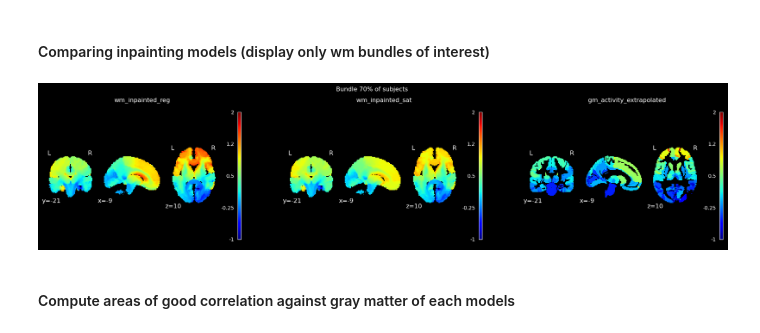
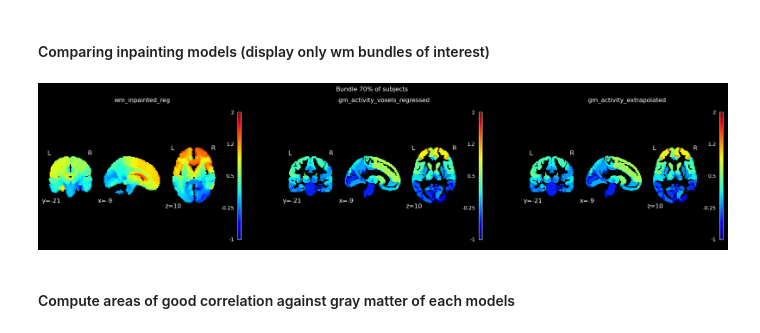
Before and after one commit to miki998/structural_wminpainting, a Jupyter notebook: notebooks/fiber_activity.ipynb, the cells around one changed output. Saved outputs shown, nothing was run; the diff lists cells and outputs as text; code cells hidden in the pictures.

```diff
--- a/notebooks/fiber_activity.ipynb
+++ b/notebooks/fiber_activity.ipynb
@@ -362,18 +359,21 @@ wm_inpainted_lsat, wm_inpainted_lsatM = inpaint_utils.interpolate_activity(fmri_
 # %% [markdown]
 #### Comparing inpainting models (display only wm bundles of interest)
 # %%
+regressed_maps = zscore((bundle_opt @ X)[0])/3
 frame0 = zscore(region_ftimecourse[:,0])/3
-gm_activity_voxels = np.sum([frame0[k] * regions_in_voxels[:,:,:,k] for k in range(nb_regions)],axis=0)
+gm_activity_voxels = np.sum([frame0[k] * regions_in_voxels[:,:,:,k] for k in range(nb_regions)], axis=0)
+gm_activity_voxels_regressed = np.sum([regressed_maps[k] * regions_in_voxels[:,:,:,k] for k in range(nb_regions)], axis=0)
 gm_activity_voxels[gm_activity_voxels==0] = -100
+gm_activity_voxels_regressed[gm_activity_voxels_regressed==0] = -100
 
-inpaint_mods = [wm_inpainted_lreg, wm_inpainted_lsat, gm_activity_voxels]
-all_inpaints_names = f'wm_inpainted_reg, wm_inpainted_sat,   gm_activity_extrapolated'.split(',')
+inpaint_mods = [wm_inpainted_lreg, gm_activity_voxels_regressed, gm_activity_voxels]
+all_inpaints_names = f'wm_inpainted_reg, gm_activity_voxels_regressed,   gm_activity_extrapolated'.split(',')
 
 affines = [rest_affine] * 3
 coords_of_interest = [(-9,-21,10)] * 3
 plot_utils.plot_compare_inpainting(inpaint_mods, coords_of_interest, affines, all_inpaints_names, vmin=-1, vmax=2)
 # %% [output]
-[figure, old version]
+[figure, new version]
 # %% [markdown]
 #### Compute areas of good correlation against gray matter of each models
 # %%
```
Also changed, not shown: parts of 9 cells of this notebook, 1 other file.
